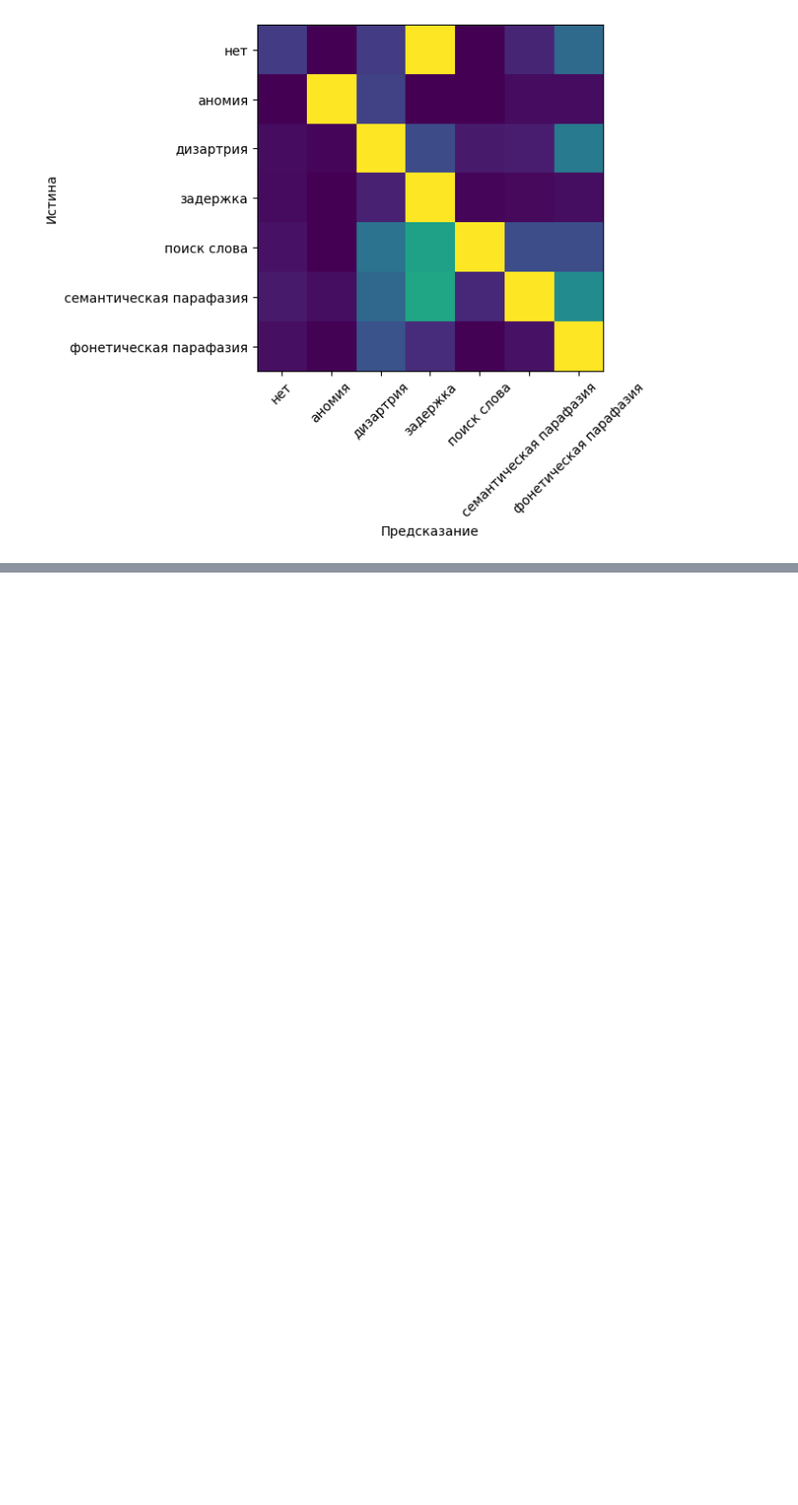
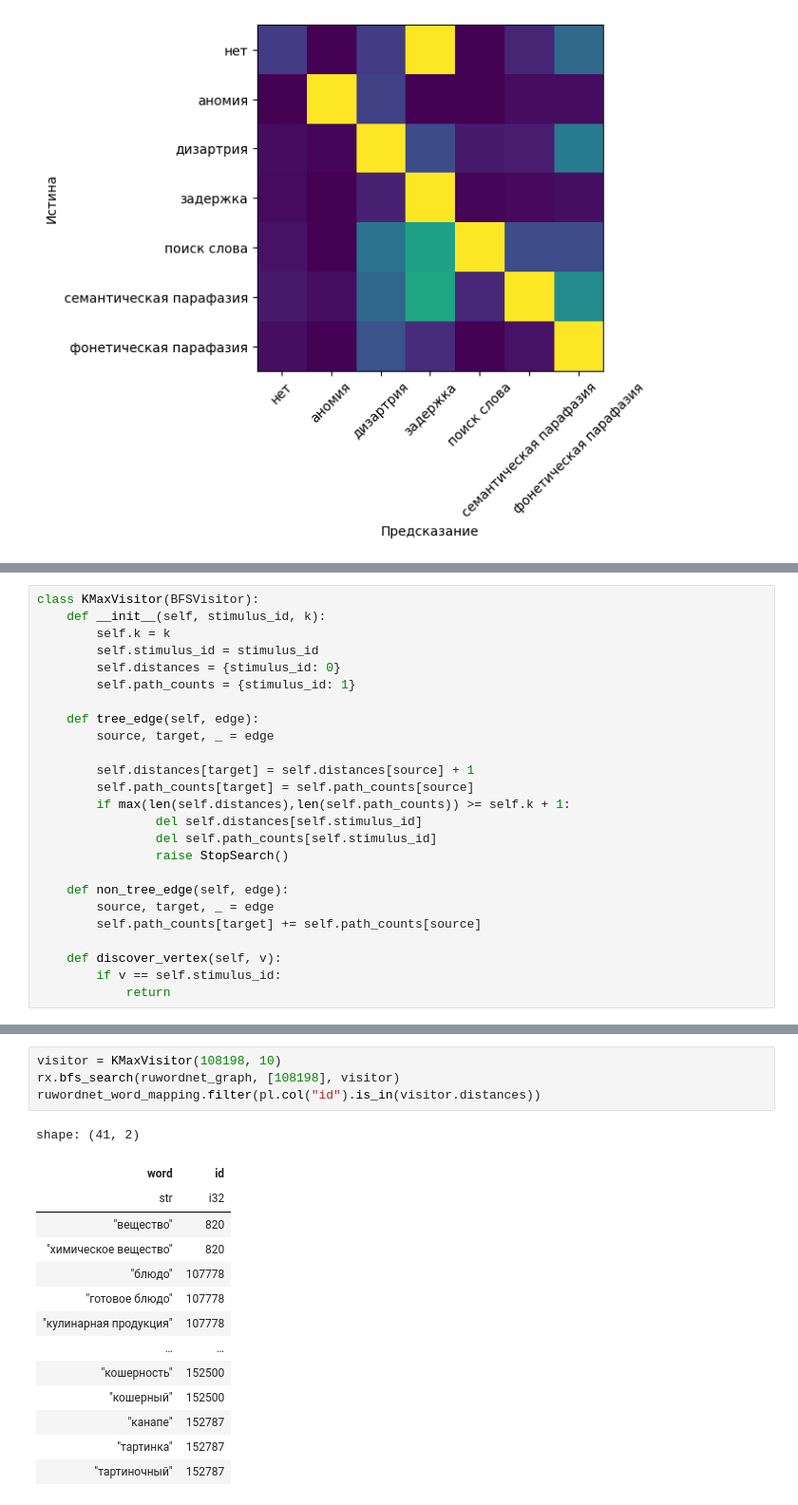
Before and after one commit to vmgorelikov/Automated-Classification-of-Language-Eloquent-Areas-in-Neurotypical-Individuals, a Jupyter notebook: notebooks/feature_extraction.ipynb, the cells around one changed output, grey strips where cells are left out. Shown at 95% size. Drawn from its saved outputs; the diff is of its cells as text; blank space fills up the shorter version.

```diff
--- a/notebooks/feature_extraction.ipynb
+++ b/notebooks/feature_extraction.ipynb
@@ -1480,0 +1595,25 @@ _ = evaluate(X, y, new_pipeline_2)
+# %%
+class KMaxVisitor(BFSVisitor):
+    def __init__(self, stimulus_id, k):
+        self.k = k
+        self.stimulus_id = stimulus_id
+        self.distances = {stimulus_id: 0}
+        self.path_counts = {stimulus_id: 1}
+
+    def tree_edge(self, edge):
+        source, target, _ = edge
+
+        self.distances[target] = self.distances[source] + 1
+        self.path_counts[target] = self.path_counts[source]
+        if max(len(self.distances),len(self.path_counts)) >= self.k + 1:
+                del self.distances[self.stimulus_id]
+                del self.path_counts[self.stimulus_id]
+                raise StopSearch()
+
+    def non_tree_edge(self, edge):
+        source, target, _ = edge
+        self.path_counts[target] += self.path_counts[source]
+
+    def discover_vertex(self, v):
+        if v == self.stimulus_id:
+            return
@@ -1480,0 +1627,19 @@ _ = evaluate(X, y, new_pipeline_2)
+# %%
+visitor = KMaxVisitor(108198, 10)
+rx.bfs_search(ruwordnet_graph, [108198], visitor)
+ruwordnet_word_mapping.filter(pl.col("id").is_in(visitor.distances))
+# %% [output]
+shape: (41, 2)
+| word | id |
+| str | i32 |
+| "вещество" | 820 |
+| "химическое вещество" | 820 |
+| "блюдо" | 107778 |
+| "готовое блюдо" | 107778 |
+| "кулинарная продукция" | 107778 |
+| … | … |
+| "кошерность" | 152500 |
+| "кошерный" | 152500 |
+| "канапе" | 152787 |
+| "тартинка" | 152787 |
+| "тартиночный" | 152787 |
```
Also changed, not shown: parts of 21 cells of this notebook, 2 other files.
